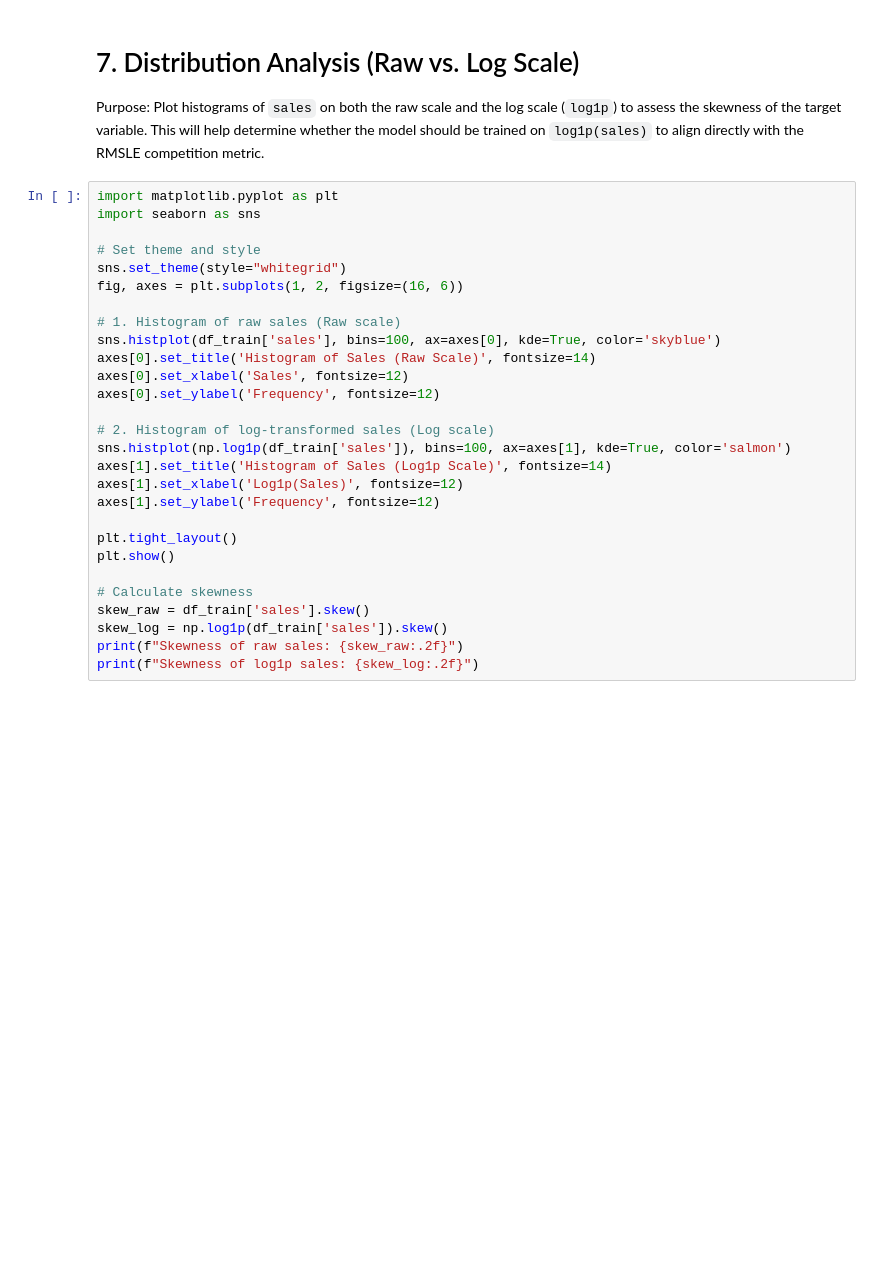
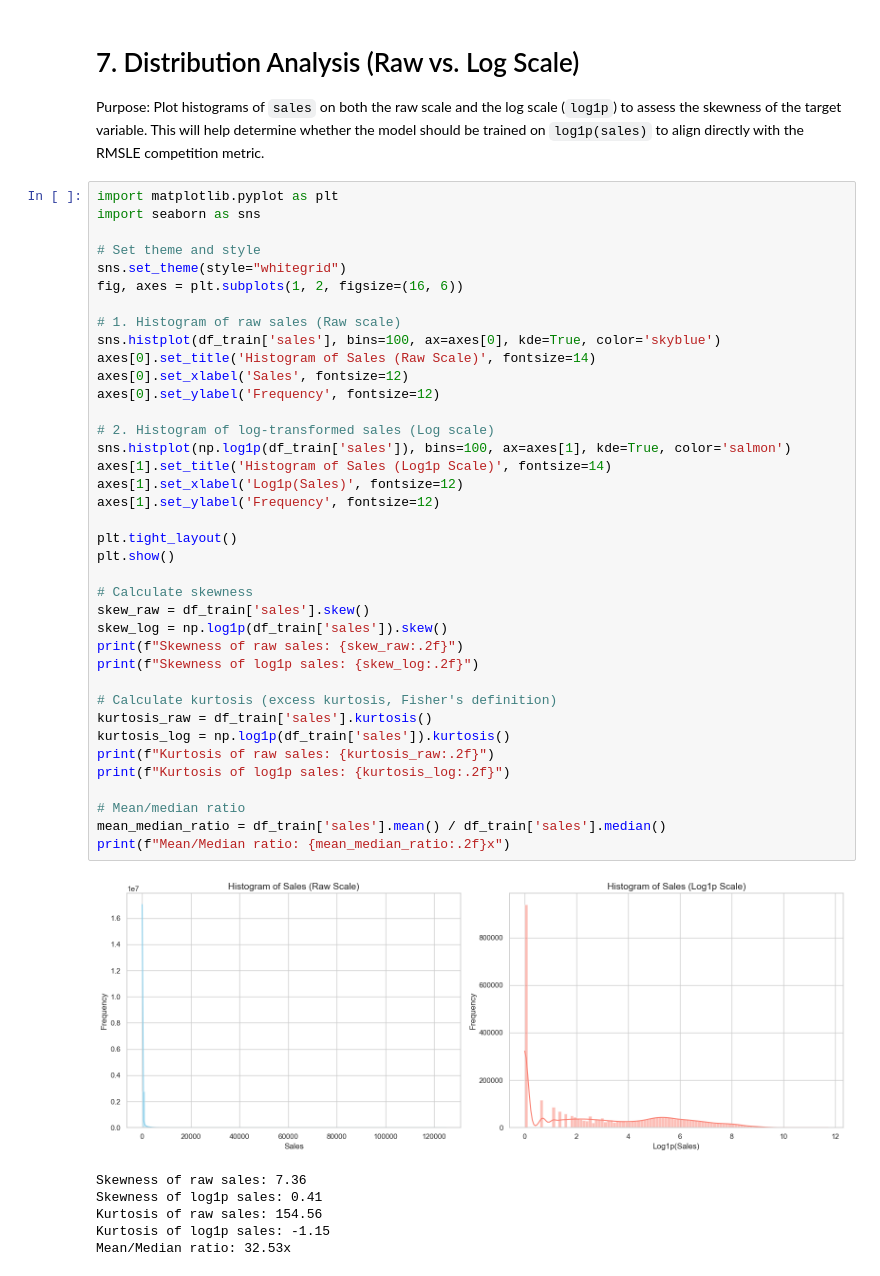
Before and after one commit to Thanh-dev-192006/Retail_forecasting, a Jupyter notebook: notebooks/data_exploration/train_exploration.ipynb, the cells around one changed output. Drawn from its saved outputs; the diff is of its cells as text; blank space fills up the shorter version.

```diff
--- a/notebooks/data_exploration/train_exploration.ipynb
+++ b/notebooks/data_exploration/train_exploration.ipynb
@@ -218,28 +255,45 @@ Purpose: Plot histograms of `sales` on both the raw scale and the log scale (`lo
 # %%
 import matplotlib.pyplot as plt
 import seaborn as sns
 
 # Set theme and style
 sns.set_theme(style="whitegrid")
 fig, axes = plt.subplots(1, 2, figsize=(16, 6))
 
 # 1. Histogram of raw sales (Raw scale)
 sns.histplot(df_train['sales'], bins=100, ax=axes[0], kde=True, color='skyblue')
 axes[0].set_title('Histogram of Sales (Raw Scale)', fontsize=14)
 axes[0].set_xlabel('Sales', fontsize=12)
 axes[0].set_ylabel('Frequency', fontsize=12)
 
 # 2. Histogram of log-transformed sales (Log scale)
 sns.histplot(np.log1p(df_train['sales']), bins=100, ax=axes[1], kde=True, color='salmon')
 axes[1].set_title('Histogram of Sales (Log1p Scale)', fontsize=14)
 axes[1].set_xlabel('Log1p(Sales)', fontsize=12)
 axes[1].set_ylabel('Frequency', fontsize=12)
 
 plt.tight_layout()
 plt.show()
 
 # Calculate skewness
 skew_raw = df_train['sales'].skew()
 skew_log = np.log1p(df_train['sales']).skew()
 print(f"Skewness of raw sales: {skew_raw:.2f}")
 print(f"Skewness of log1p sales: {skew_log:.2f}")
+
+# Calculate kurtosis (excess kurtosis, Fisher's definition)
+kurtosis_raw = df_train['sales'].kurtosis()
+kurtosis_log = np.log1p(df_train['sales']).kurtosis()
+print(f"Kurtosis of raw sales: {kurtosis_raw:.2f}")
+print(f"Kurtosis of log1p sales: {kurtosis_log:.2f}")
+
+# Mean/median ratio
+mean_median_ratio = df_train['sales'].mean() / df_train['sales'].median()
+print(f"Mean/Median ratio: {mean_median_ratio:.2f}x")
+# %% [output]
+[figure, added]
+Skewness of raw sales: 7.36
+Skewness of log1p sales: 0.41
+Kurtosis of raw sales: 154.56
+Kurtosis of log1p sales: -1.15
+Mean/Median ratio: 32.53x
```
Also changed, not shown: parts of 2 cells of this notebook, 1 other file.
